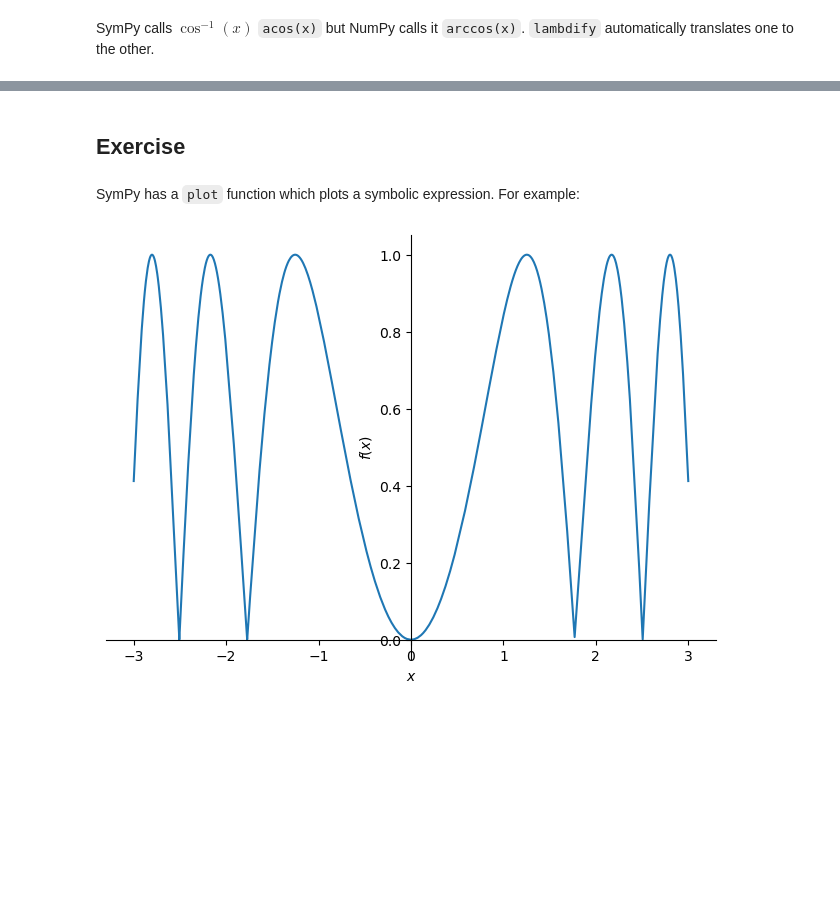
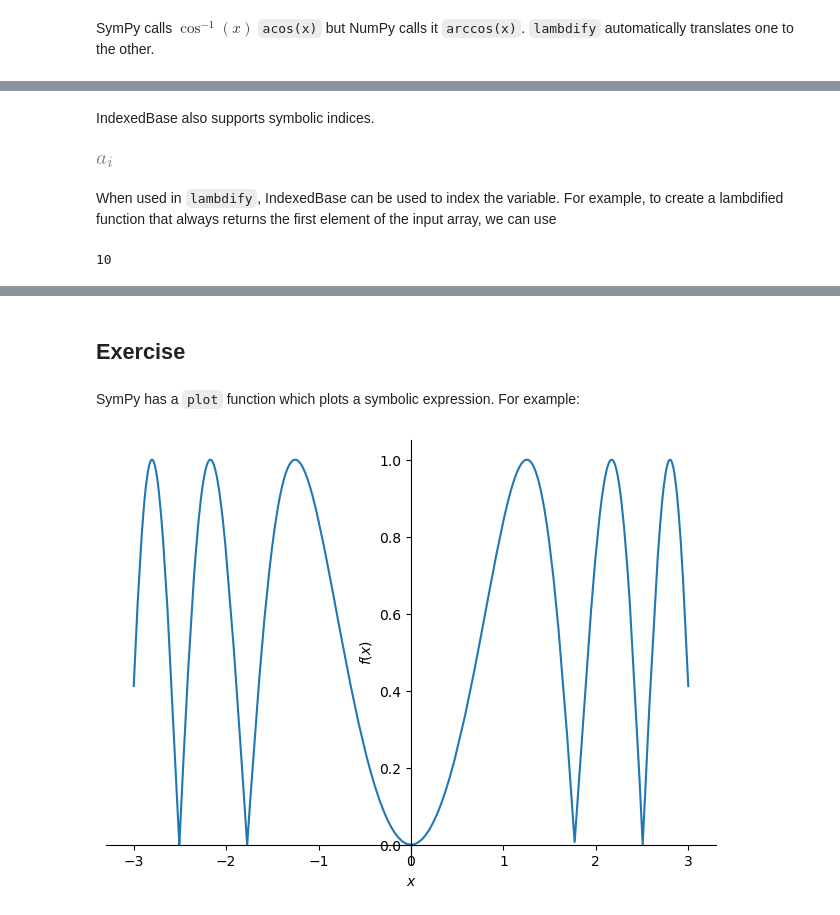
Before and after one commit to sympy/scipy-2023-tutorial, a Jupyter notebook: tutorials/07-Code-Generation.ipynb, the cells around one changed output, grey strips where cells are left out. Cells and saved outputs as stored; diff of their text form; code cells hidden in the pictures; blank space fills up the shorter version.

```diff
--- a/tutorials/07-Code-Generation.ipynb
+++ b/tutorials/07-Code-Generation.ipynb
@@ -186,0 +247,14 @@ SymPy calls $\cos^{-1}(x)$ `acos(x)` but NumPy calls it `arccos(x)`. `lambdify`
+# %% [markdown]
+IndexedBase also supports symbolic indices.
+# %%
+i = Symbol('i')
+a[i]
+# %% [output]
+[figure, added]
+# %% [markdown]
+When used in `lambdify`, IndexedBase can be used to index the variable. For example, to create a lambdified function that always returns the first element of the input array, we can use
+# %%
+f = lambdify(a, a[0])
+f(np.array([10, 20, 30]))
+# %% [output]
+10
```
Also changed, not shown: parts of 26 cells of this notebook, 2 other files.
